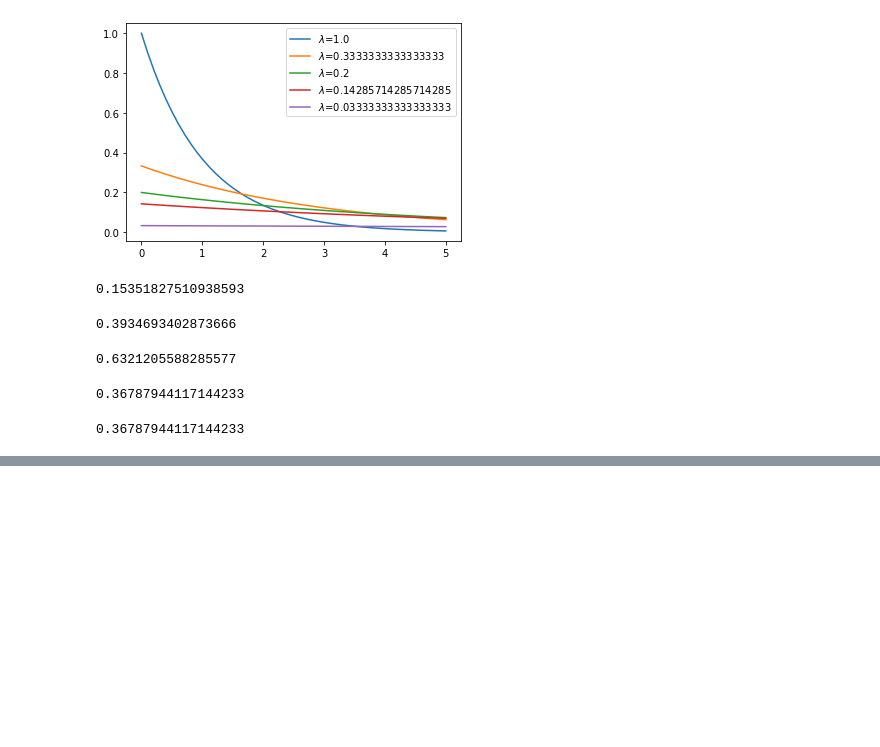
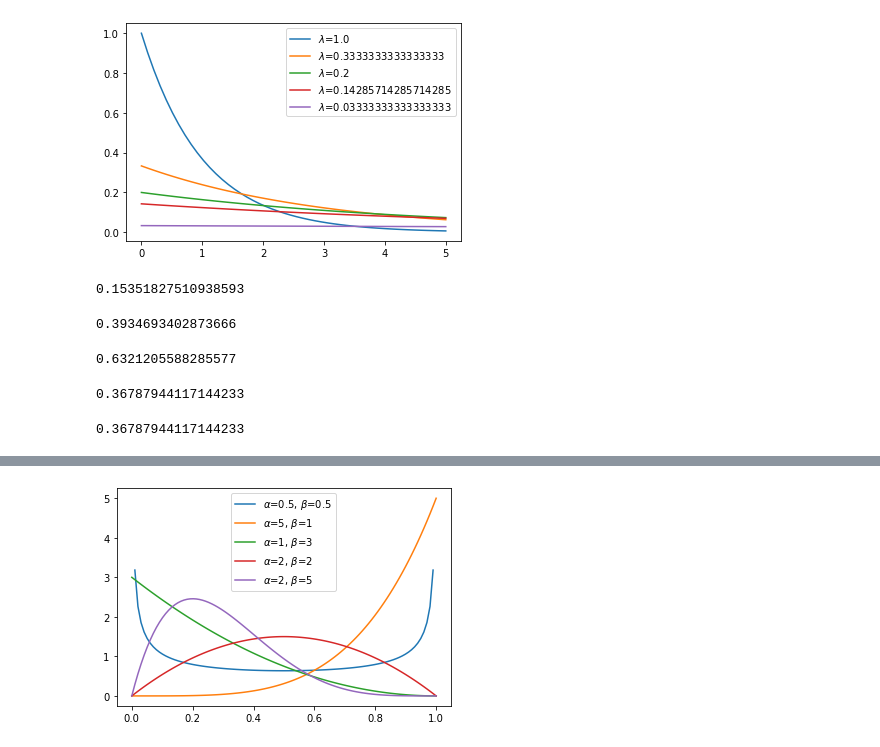
Before and after one commit to nguyetvo/cch-data-notebooks, a Jupyter notebook: unit_4/mot-vai-phan-phoi.ipynb, the cells around one changed output, grey strips where cells are left out. Drawn from its saved outputs; the diff is of its cells as text; code cells hidden in the pictures; blank space fills up the shorter version.

```diff
--- a/unit_4/mot-vai-phan-phoi.ipynb
+++ b/unit_4/mot-vai-phan-phoi.ipynb
@@ -247,0 +270,8 @@ plt.legend();
+# %%
+arr = np.linspace(0,1,100)
+params = zip( [0.5, 5,1,2,2], [0.5,1,3,2,5])
+for a,b in params:
+    plt.plot(arr, st.beta(a=a, b=b).pdf(arr), label=r"$\alpha$={}, $\beta$={}".format(a,b))
+plt.legend();
+# %% [output]
+[figure, added]
```
Also changed, not shown: parts of 12 cells of this notebook.
